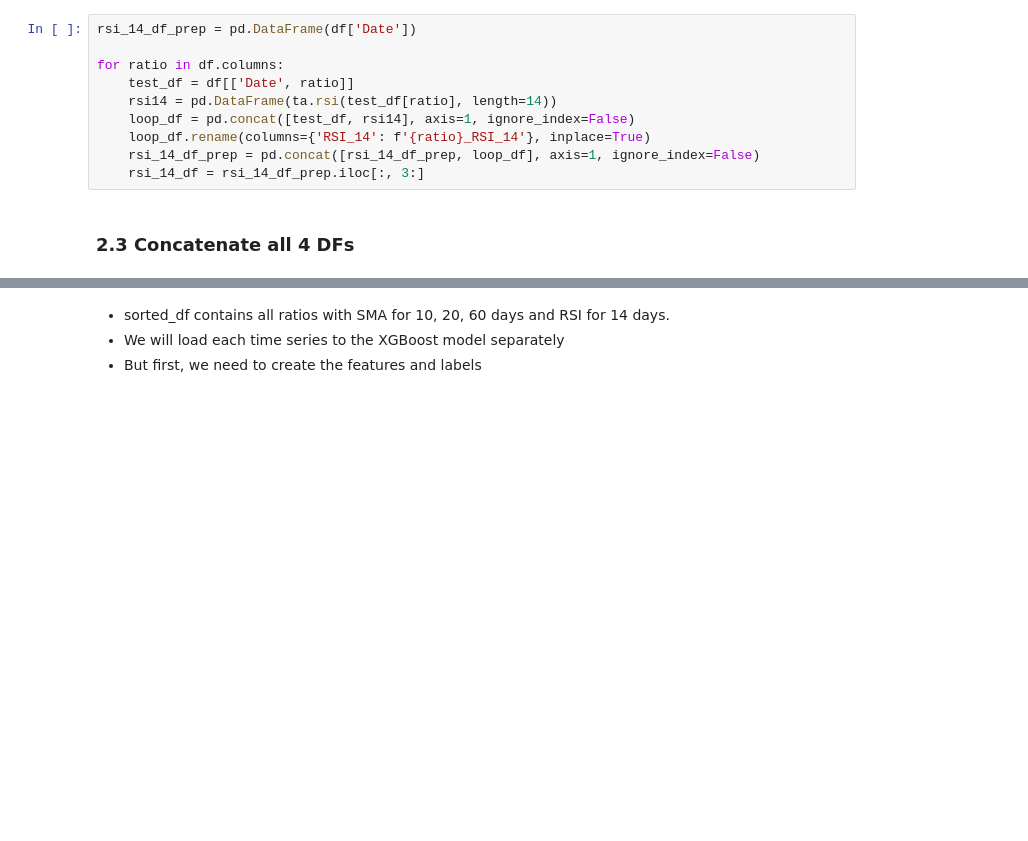
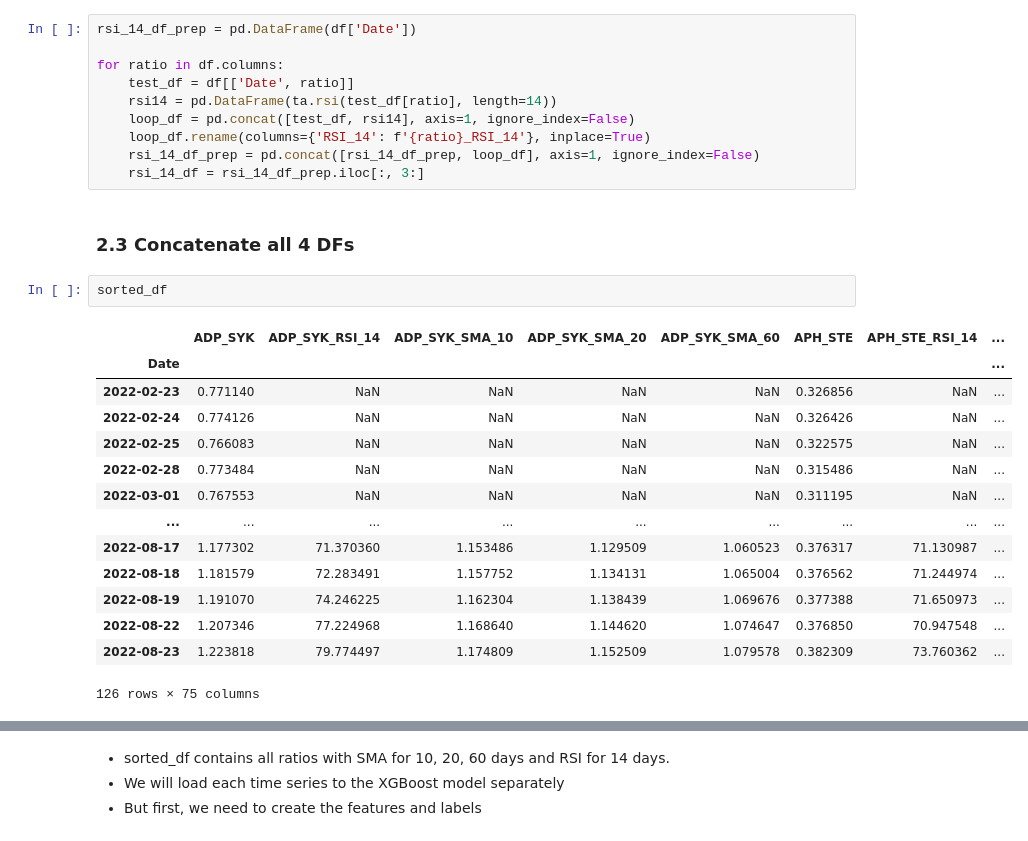
Before and after one commit to greengamma/long-short-trade-ideas-generator, a Jupyter notebook: notebooks/xg_model.ipynb, the cells around one changed output, grey strips where cells are left out. Drawn from its saved outputs; the diff is of its cells as text; blank space fills up the shorter version.

```diff
--- a/notebooks/xg_model.ipynb
+++ b/notebooks/xg_model.ipynb
@@ -72,6 +76,23 @@ for ratio in df.columns:
     rsi_14_df = rsi_14_df_prep.iloc[:, 3:]
 # %% [markdown]
 ### 2.3 Concatenate all 4 DFs
+# %%
+sorted_df
+# %% [output]
+|  | ADP_SYK | ADP_SYK_RSI_14 | ADP_SYK_SMA_10 | ADP_SYK_SMA_20 | ADP_SYK_SMA_60 | APH_STE | APH_STE_RSI_14 | ... |
+| Date |  |  |  |  |  |  |  | ... |
+| 2022-02-23 | 0.771140 | NaN | NaN | NaN | NaN | 0.326856 | NaN | ... |
+| 2022-02-24 | 0.774126 | NaN | NaN | NaN | NaN | 0.326426 | NaN | ... |
+| 2022-02-25 | 0.766083 | NaN | NaN | NaN | NaN | 0.322575 | NaN | ... |
+| 2022-02-28 | 0.773484 | NaN | NaN | NaN | NaN | 0.315486 | NaN | ... |
+| 2022-03-01 | 0.767553 | NaN | NaN | NaN | NaN | 0.311195 | NaN | ... |
+| ... | ... | ... | ... | ... | ... | ... | ... | ... |
+| 2022-08-17 | 1.177302 | 71.370360 | 1.153486 | 1.129509 | 1.060523 | 0.376317 | 71.130987 | ... |
+| 2022-08-18 | 1.181579 | 72.283491 | 1.157752 | 1.134131 | 1.065004 | 0.376562 | 71.244974 | ... |
+| 2022-08-19 | 1.191070 | 74.246225 | 1.162304 | 1.138439 | 1.069676 | 0.377388 | 71.650973 | ... |
+| 2022-08-22 | 1.207346 | 77.224968 | 1.168640 | 1.144620 | 1.074647 | 0.376850 | 70.947548 | ... |
+| 2022-08-23 | 1.223818 | 79.774497 | 1.174809 | 1.152509 | 1.079578 | 0.382309 | 73.760362 | ... |
+126 rows × 75 columns
 # %%
 concat_10_20_df = pd.concat([sma_10_df, sma_20_df], axis=1)
 concat_10_20_60_df = pd.concat([concat_10_20_df, sma_60_df], axis=1)
```
Also changed, not shown: parts of 32 cells of this notebook.
